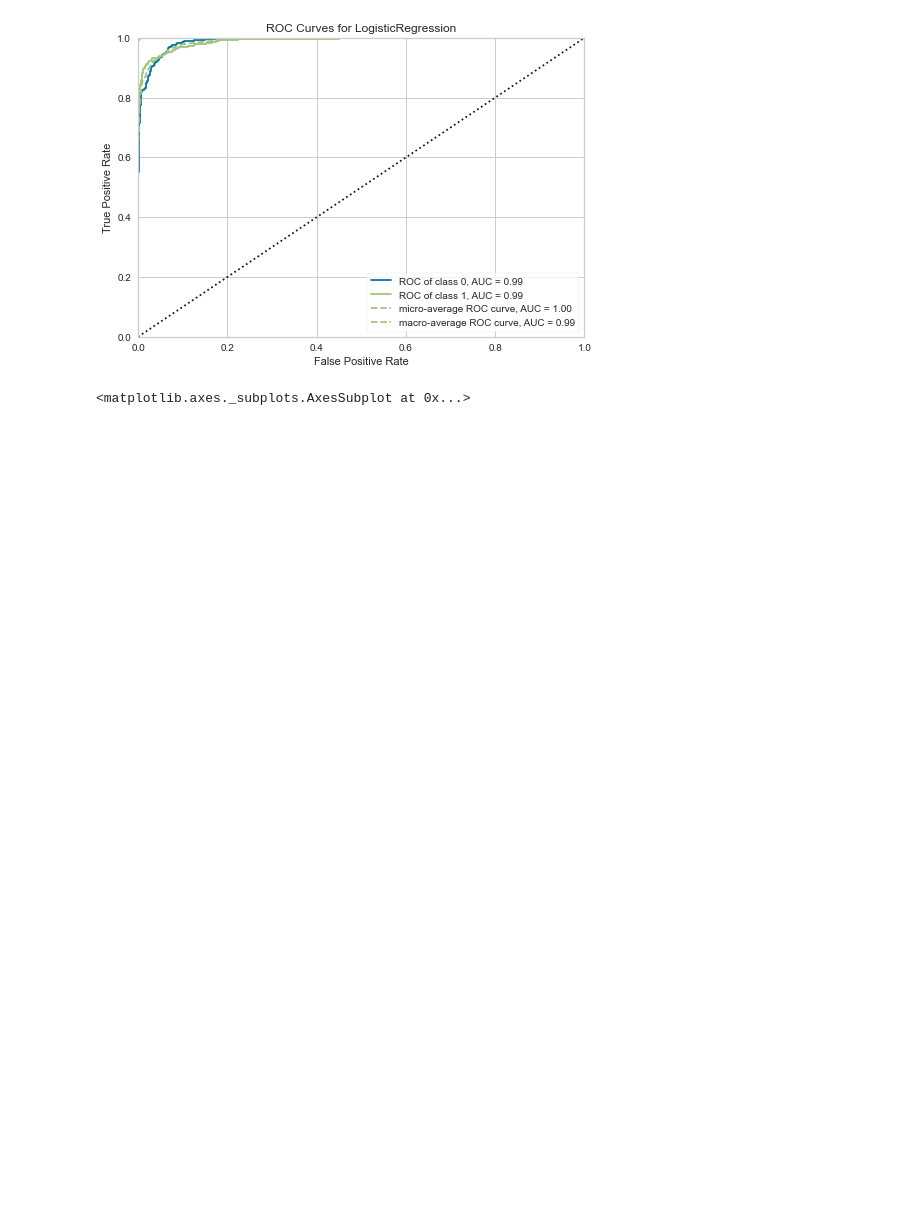
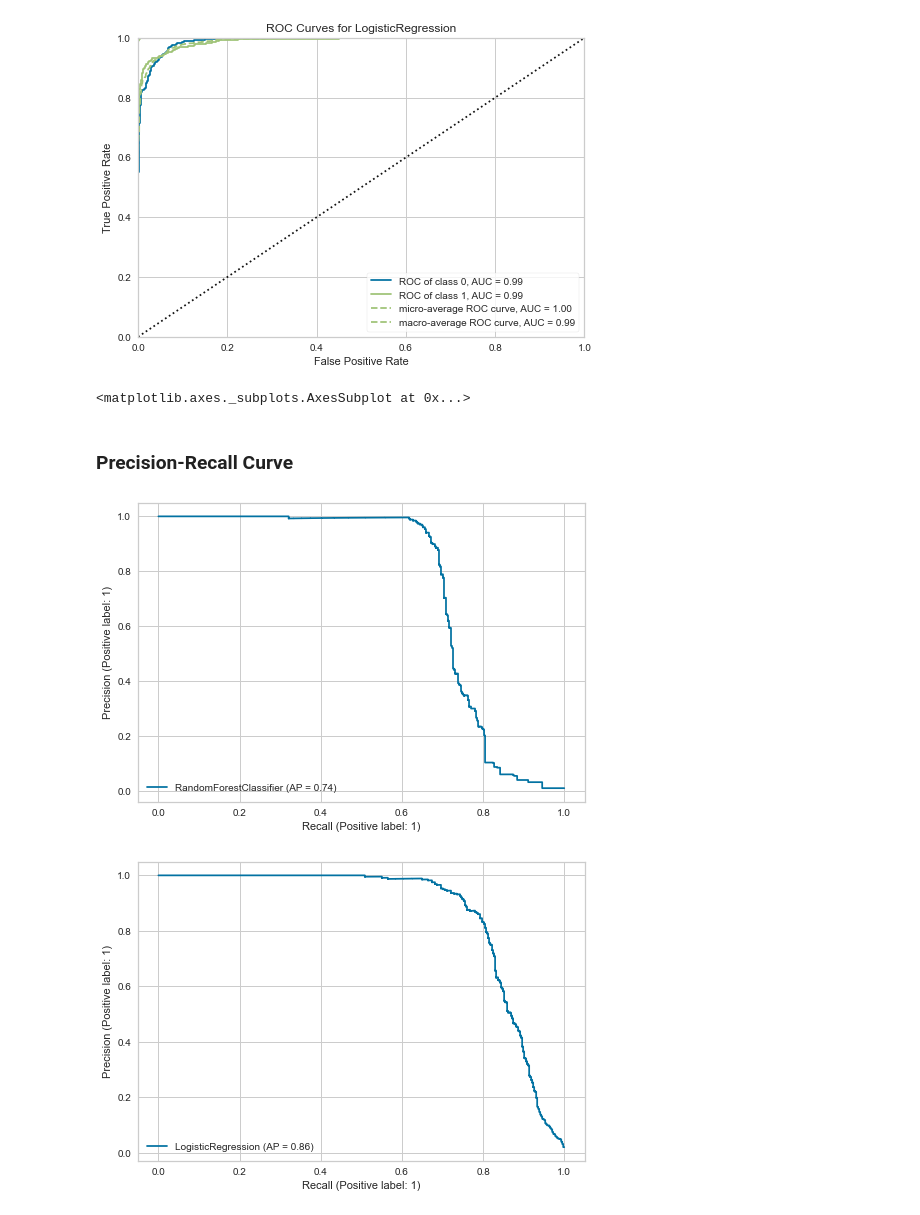
Before and after one commit to jayant2014/MyML, a Jupyter notebook: Imbalanced_Datasets/Evaluation Metrics.ipynb, the cells around one changed output. Drawn from its saved outputs; the diff is of its cells as text; code cells hidden in the pictures; blank space fills up the shorter version.

Commit message:
Precision Recall Curve

```diff
--- a/Imbalanced_Datasets/Evaluation Metrics.ipynb
+++ b/Imbalanced_Datasets/Evaluation Metrics.ipynb
@@ -585,3 +585,5 @@ visualizer.show()
 # %% [output]
 [figure]
 <matplotlib.axes._subplots.AxesSubplot at 0x...>
+# %% [markdown]
+### Precision-Recall Curve
@@ -587,0 +593,6 @@ visualizer.show()
+# %%
+rf_disp = plot_precision_recall_curve(rf, X_test, y_test)
+lr_disp = plot_precision_recall_curve(lr, X_test, y_test)
+# %% [output]
+[figure, added]
+[figure, added]
```
Also changed, not shown: parts of 5 cells of this notebook.
